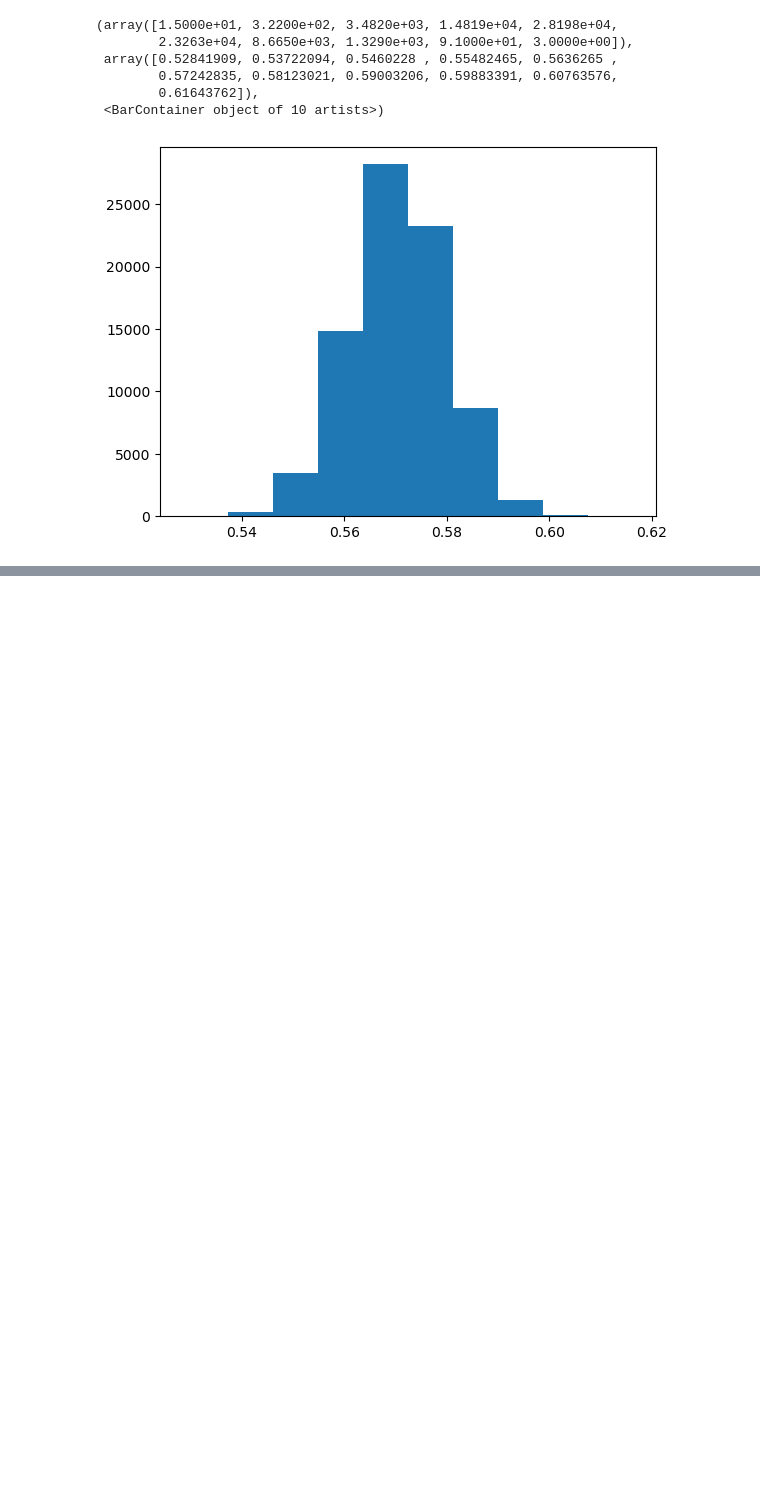
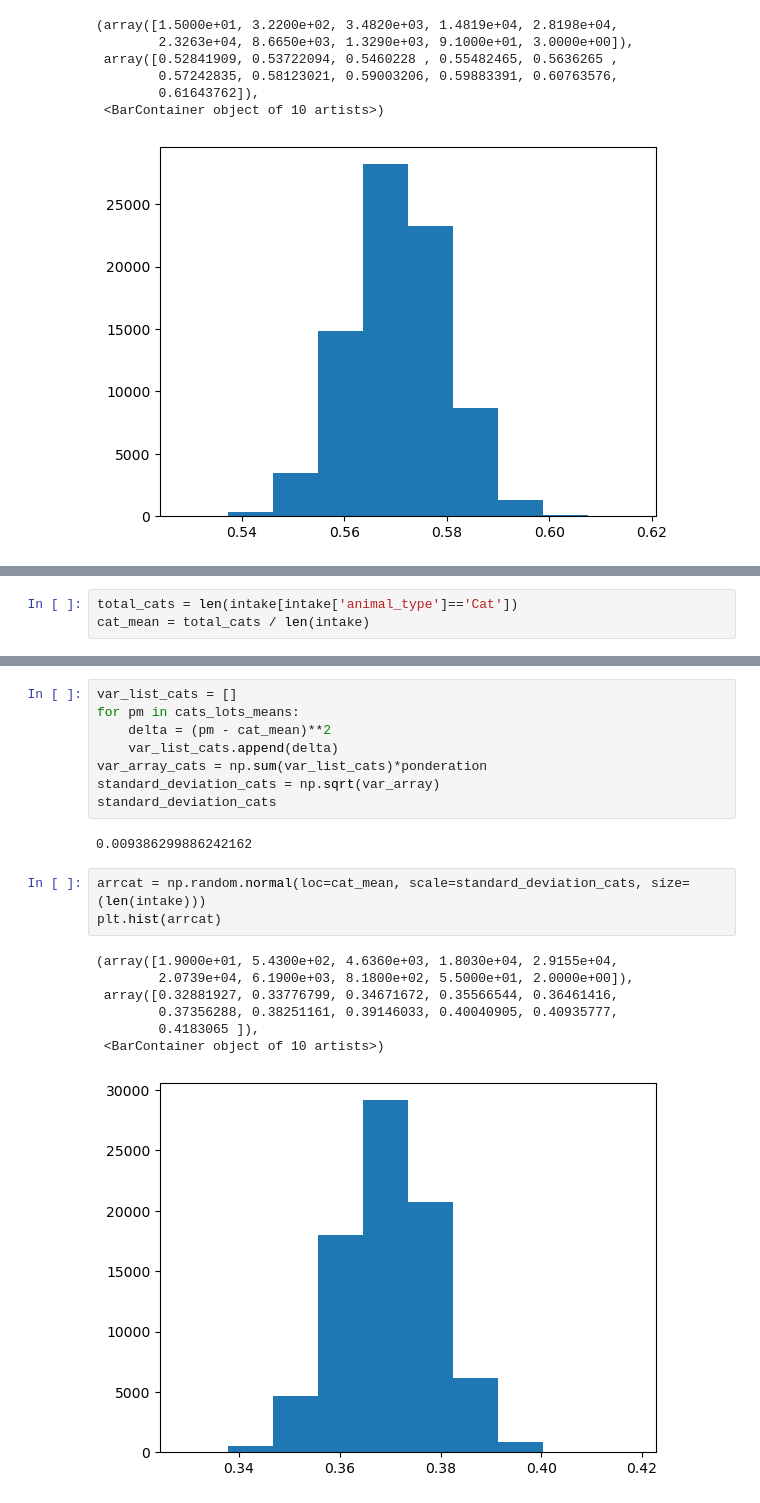
Before and after one commit to 3Grey6Jedi9/Data-Analysis-Project-05, a Jupyter notebook: Pet Shelter Analysis.ipynb, the cells around one changed output, grey strips where cells are left out. Saved outputs shown, nothing was run; the diff lists cells and outputs as text; blank space fills up the shorter version.

```diff
--- a/Pet Shelter Analysis.ipynb
+++ b/Pet Shelter Analysis.ipynb
@@ -280,0 +283,3 @@ plt.hist(arrdog)
+# %%
+total_cats = len(intake[intake['animal_type']=='Cat'])
+cat_mean = total_cats / len(intake)
@@ -280,0 +334,21 @@ plt.hist(arrdog)
+# %%
+var_list_cats = []
+for pm in cats_lots_means:
+    delta = (pm - cat_mean)**2
+    var_list_cats.append(delta)
+var_array_cats = np.sum(var_list_cats)*ponderation
+standard_deviation_cats = np.sqrt(var_array)
+standard_deviation_cats
+# %% [output]
+0.009386299886242162
+# %%
+arrcat = np.random.normal(loc=cat_mean, scale=standard_deviation_cats, size=(len(intake)))
+plt.hist(arrcat)
+# %% [output]
+(array([1.9000e+01, 5.4300e+02, 4.6360e+03, 1.8030e+04, 2.9155e+04,
+        2.0739e+04, 6.1900e+03, 8.1800e+02, 5.5000e+01, 2.0000e+00]),
+ array([0.32881927, 0.33776799, 0.34671672, 0.35566544, 0.36461416,
+        0.37356288, 0.38251161, 0.39146033, 0.40040905, 0.40935777,
+        0.4183065 ]),
+ <BarContainer object of 10 artists>)
+[figure, added]
```
Also changed, not shown: parts of 11 cells of this notebook.
